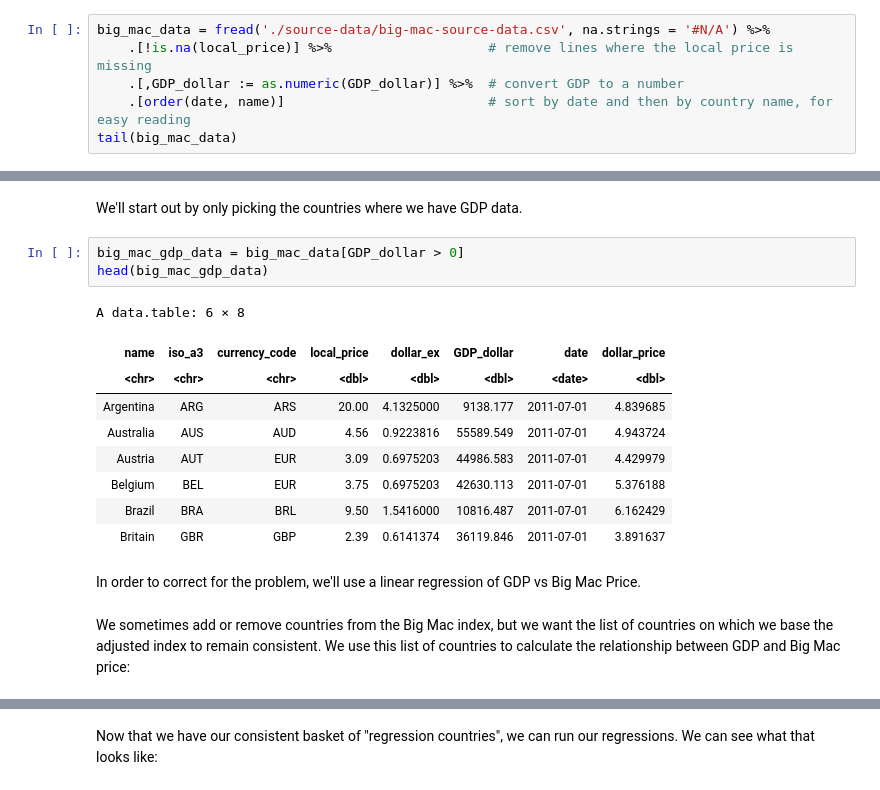
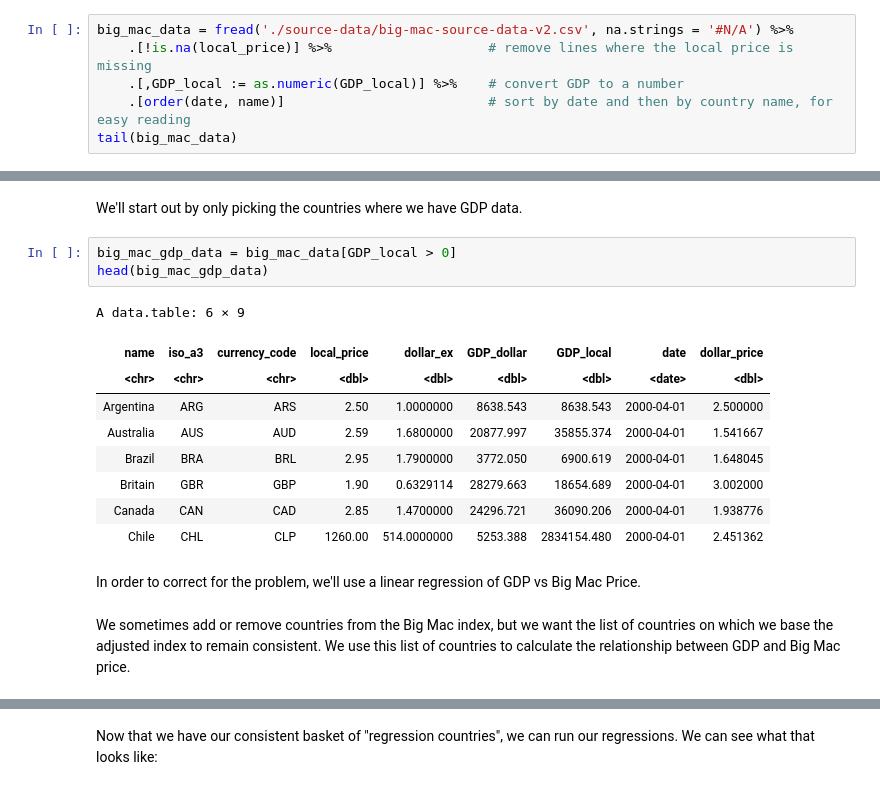
Before and after one commit to TheEconomist/big-mac-data, a Jupyter notebook: Big Mac data generator.ipynb, the cells around one changed output, grey strips where cells are left out. Saved outputs shown, nothing was run; the diff lists cells and outputs as text.

```diff
--- a/Big Mac data generator.ipynb
+++ b/Big Mac data generator.ipynb
@@ -38,9 +38,9 @@ big_mac_countries = c('ARG', 'AUS', 'BRA', 'GBR', 'CAN', 'CHL', 'CHN', 'CZE', 'D
 # %% [markdown]
 Our raw data sheet, compiled every six months, contains three sets of data: the local price of a Big Mac, the exchange rate of the local currency to the US dollar, and the GDP per person of the country (in US dollars). We have these data compiled into a single file already, so we can just load it:
 # %%
-big_mac_data = fread('./source-data/big-mac-source-data.csv', na.strings = '#N/A') %>%
+big_mac_data = fread('./source-data/big-mac-source-data-v2.csv', na.strings = '#N/A') %>%
     .[!is.na(local_price)] %>%                    # remove lines where the local price is missing
-    .[,GDP_dollar := as.numeric(GDP_dollar)] %>%  # convert GDP to a number
+    .[,GDP_local := as.numeric(GDP_local)] %>%    # convert GDP to a number
     .[order(date, name)]                          # sort by date and then by country name, for easy reading
 tail(big_mac_data)
 # %% [output]
@@ -137,22 +137,22 @@ While the Big Mac index is a refreshingly simple way of thinking about relative
 # %% [markdown]
 We'll start out by only picking the countries where we have GDP data.
 # %%
-big_mac_gdp_data = big_mac_data[GDP_dollar > 0]
+big_mac_gdp_data = big_mac_data[GDP_local > 0]
 head(big_mac_gdp_data)
 # %% [output]
-A data.table: 6 × 8
+A data.table: 6 × 9
-| name | iso_a3 | currency_code | local_price | dollar_ex | GDP_dollar | date | dollar_price |
-| <chr> | <chr> | <chr> | <dbl> | <dbl> | <dbl> | <date> | <dbl> |
-| Argentina | ARG | ARS | 20.00 | 4.1325000 | 9138.177 | 2011-07-01 | 4.839685 |
-| Australia | AUS | AUD | 4.56 | 0.9223816 | 55589.549 | 2011-07-01 | 4.943724 |
-| Austria | AUT | EUR | 3.09 | 0.6975203 | 44986.583 | 2011-07-01 | 4.429979 |
-| Belgium | BEL | EUR | 3.75 | 0.6975203 | 42630.113 | 2011-07-01 | 5.376188 |
-| Brazil | BRA | BRL | 9.50 | 1.5416000 | 10816.487 | 2011-07-01 | 6.162429 |
-| Britain | GBR | GBP | 2.39 | 0.6141374 | 36119.846 | 2011-07-01 | 3.891637 |
+| name | iso_a3 | currency_code | local_price | dollar_ex | GDP_dollar | GDP_local | date | dollar_price |
+| <chr> | <chr> | <chr> | <dbl> | <dbl> | <dbl> | <dbl> | <date> | <dbl> |
+| Argentina | ARG | ARS | 2.50 | 1.0000000 | 8638.543 | 8638.543 | 2000-04-01 | 2.500000 |
+| Australia | AUS | AUD | 2.59 | 1.6800000 | 20877.997 | 35855.374 | 2000-04-01 | 1.541667 |
+| Brazil | BRA | BRL | 2.95 | 1.7900000 | 3772.050 | 6900.619 | 2000-04-01 | 1.648045 |
+| Britain | GBR | GBP | 1.90 | 0.6329114 | 28279.663 | 18654.689 | 2000-04-01 | 3.002000 |
+| Canada | CAN | CAD | 2.85 | 1.4700000 | 24296.721 | 36090.206 | 2000-04-01 | 1.938776 |
+| Chile | CHL | CLP | 1260.00 | 514.0000000 | 5253.388 | 2834154.480 | 2000-04-01 | 2.451362 |
 # %% [markdown]
 In order to correct for the problem, we'll use a linear regression of GDP vs Big Mac Price.
 # %% [markdown]
-We sometimes add or remove countries from the Big Mac index, but we want the list of countries on which we base the adjusted index to remain consistent. We use this list of countries to calculate the relationship between GDP and Big Mac price:
+We sometimes add or remove countries from the Big Mac index, but we want the list of countries on which we base the adjusted index to remain consistent. We use this list of countries to calculate the relationship between GDP and Big Mac price.
 # %%
 regression_countries = c('ARG', 'AUS', 'BRA', 'GBR', 'CAN', 'CHL', 'CHN', 'CZE', 'DNK',
                          'EGY', 'EUZ', 'HKG', 'HUN', 'IDN', 'ISR', 'JPN', 'MYS', 'MEX',
```
Also changed, not shown: parts of 16 cells of this notebook, 7 other files.
